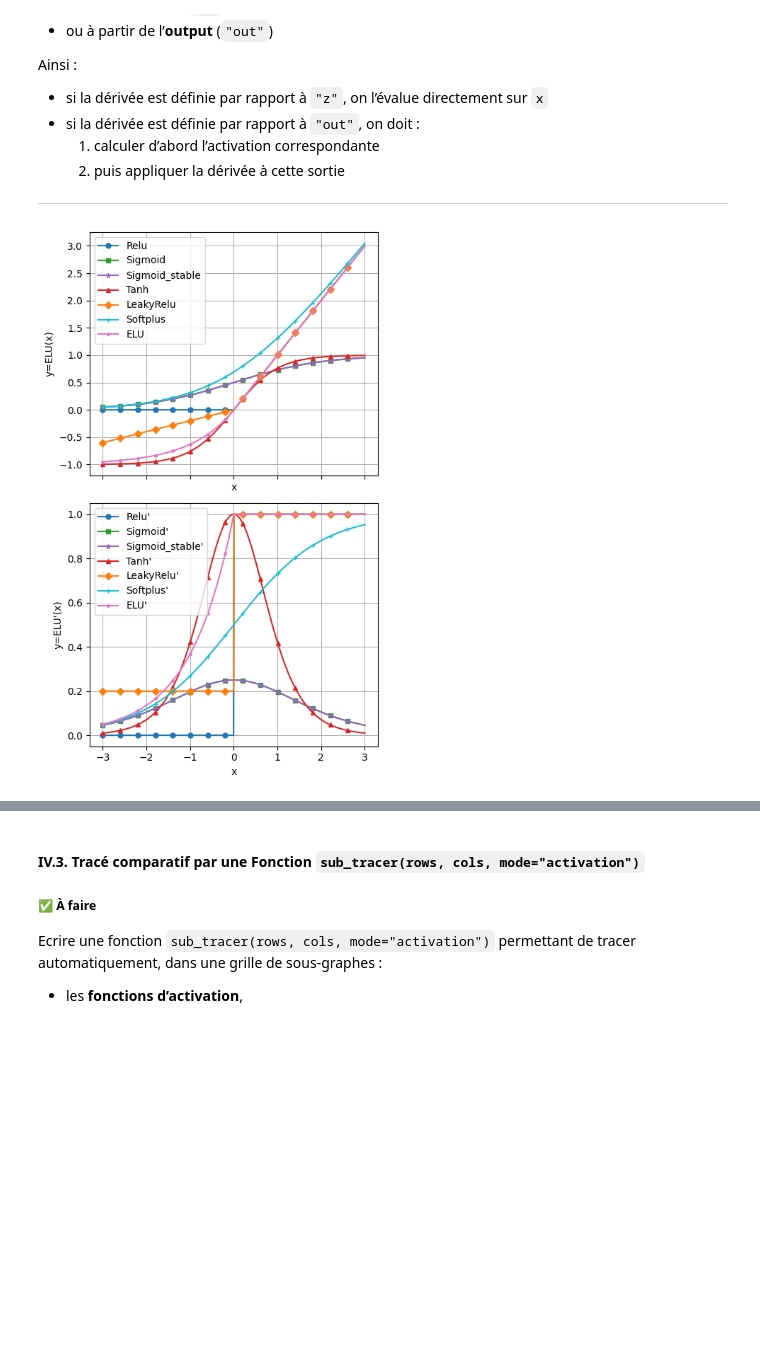
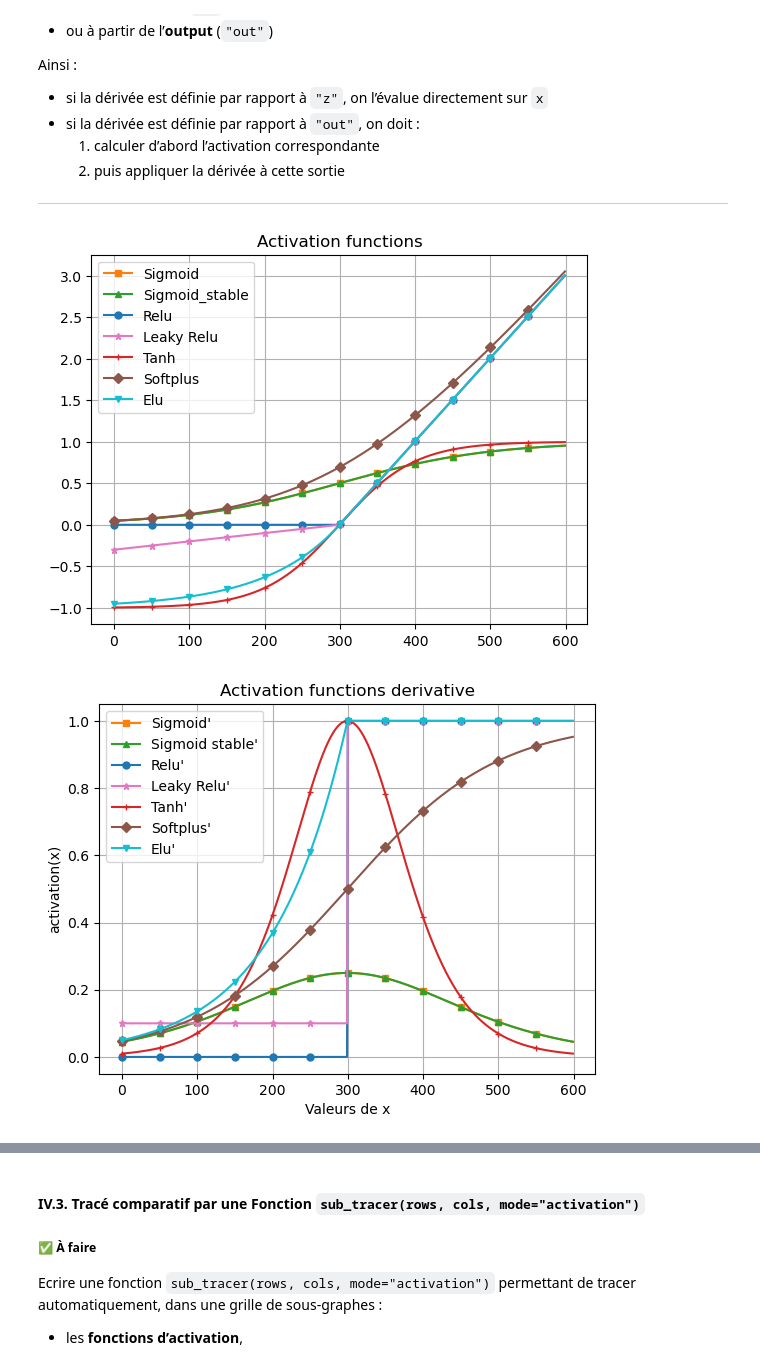
Before and after one commit to tahaELKHAILI/Python4AI, a Jupyter notebook: TP_NumPy_Matplotlib_Fonction_Activation_Mini_Reseau_Neurone_XOR.ipynb, the cells around one changed output, grey strips where cells are left out. Drawn from its saved outputs; the diff is of its cells as text; code cells hidden in the pictures; blank space fills up the shorter version.

```diff
--- a/TP_NumPy_Matplotlib_Fonction_Activation_Mini_Reseau_Neurone_XOR.ipynb
+++ b/TP_NumPy_Matplotlib_Fonction_Activation_Mini_Reseau_Neurone_XOR.ipynb
@@ -256,7 +256,9 @@ activations = {
 # --- dérivées  ---
 d_activations = {
     "Relu": lambda x: np.where(x>0, 1,0),
-    "Sigmoid":lambda x: (lambda s: s * (1 - s))(activations["Sigmoid"](x)),
+    "Sigmoid": lambda x: (
+        lambda s: s * (1 - s)
+    )(activations["Sigmoid"](x)).reshape(-1, 1),
     "Sigmoid_stable":lambda x: (lambda s: s * (1 - s))(activations["Sigmoid_stable"](x)),
     "Tanh":lambda x: 1 - np.tanh(x)**2,
     "LeakyRelu": lambda x, a=0.1 : np.where(x > 0, 1, a)
@@ -484,6 +488,20 @@ Exemples déjà utilisés dans ce TP :
 | ELU | $f(x)=\begin{cases}x & \text{si } x>0 \\ \alpha(e^x-1) & \text{sinon}\end{cases}$ | $f'(x)=a+\alpha$ si $x\le0$ |
 # %%
 # TODO
+# New activations
+activations.update({"Softplus": lambda x: np.log(1+np.exp(x))})
+activations.update({"Elu": lambda x, alpha = 1: np.where(x>0, x, alpha*(np.exp(x) - 1.0))})
+# Derivatives
+d_activations.update({"Softplus": lambda x: np.exp(x)/(1+np.exp(x))})
+d_activations.update({"Elu" : lambda x, alpha=1.0: np.where(x > 0, 1.0, alpha * np.exp(x))})
+# %%
+#couleur
+couleurs.update({"Softplus" : "tab:brown"})
+couleurs.update({"Elu" : "tab:cyan"})
+
+#markers
+markers.update({"Softplus" : "D"})
+markers.update({"Elu" : "v"})
 # %% [markdown]
 ---
 #### IV.2. tracé comparatif des courbes des fonctions d'activation et de leur dérivées :
@@ -516,7 +534,52 @@ Ainsi :
 ---
 # %%
 # TODO
+
+plt.figure(1)
+plt.title("Activation functions")
+plt.plot(activations["Sigmoid"](x), couleurs["Sigmoid"],
+         marker = markers["Sigmoid"], markersize = 5, markevery = 50, label = "Sigmoid")
+plt.plot(activations["Sigmoid_stable"](x), couleurs["Sigmoid_stable"],
+         marker = markers["Sigmoid_stable"], markersize = 5, markevery = 50, label = "Sigmoid_stable")
+plt.plot(activations["Relu"](x), couleurs["Relu"], marker = markers["Relu"],
+         markersize = 5, markevery = 50, label = "Relu")
+plt.plot(activations["LeakyRelu"](x), couleurs["LeakyRelu"],
+         marker = markers["LeakyRelu"], markersize = 5, markevery = 50, label = "Leaky Relu")
+plt.plot(activations["Tanh"](x), couleurs["Tanh"], marker = markers["Tanh"],
+         markersize = 5, markevery = 50, label = "Tanh")
+plt.plot(activations["Softplus"](x), couleurs["Softplus"], marker = markers["Softplus"],
+         markersize = 5, markevery = 50, label = "Softplus")
+plt.plot(activations["Elu"](x), couleurs["Elu"], marker = markers["Elu"],
+         markersize = 5, markevery = 50, label = "Elu")
+plt.grid()
+plt.legend()
+
+
+plt.figure(2)
+plt.title("Activation functions derivative")
+plt.plot(d_activations["Sigmoid"](x), couleurs["Sigmoid"],
+         marker = markers["Sigmoid"], markersize = 5, markevery = 50, label = "Sigmoid'")
+plt.plot(d_activations["Sigmoid_stable"](x), couleurs["Sigmoid_stable"],
+         marker = markers["Sigmoid_stable"], markersize = 5, markevery = 50, label = "Sigmoid stable'")
+plt.plot(d_activations["Relu"](x), couleurs["Relu"], marker = markers["Relu"],
+         markersize = 5, markevery = 50, label = "Relu'")
+plt.plot(d_activations["LeakyRelu"](x), couleurs["LeakyRelu"],
+         marker = markers["LeakyRelu"], markersize = 5, markevery = 50, label = "Leaky Relu'")
+plt.plot(d_activations["Tanh"](x), couleurs["Tanh"], marker = markers["Tanh"],
+         markersize = 5, markevery = 50, label = "Tanh'")
+plt.plot(d_activations["Softplus"](x), couleurs["Softplus"], marker = markers["Softplus"],
+         markersize = 5, markevery = 50, label = "Softplus'")
+plt.plot(d_activations["Elu"](x), couleurs["Elu"], marker = markers["Elu"],
+         markersize = 5, markevery = 50, label = "Elu'")
+plt.grid()
+plt.legend()
+
+
+plt.xlabel("Valeurs de x")
+plt.ylabel("activation(x)")
+plt.show()
 # %% [output]
-[figure, old version]
+[figure, new version]
+[figure, added]
 # %%
 # TODO
```
Also changed, not shown: parts of 21 cells of this notebook, 2 other files.
